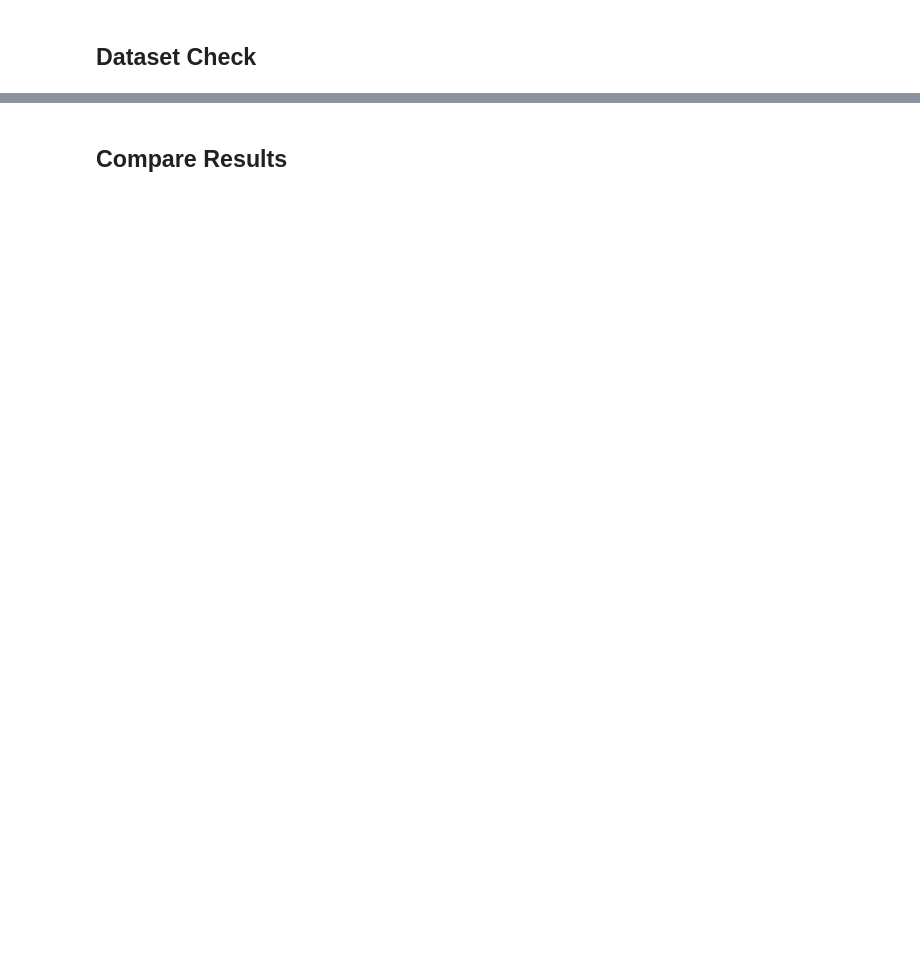
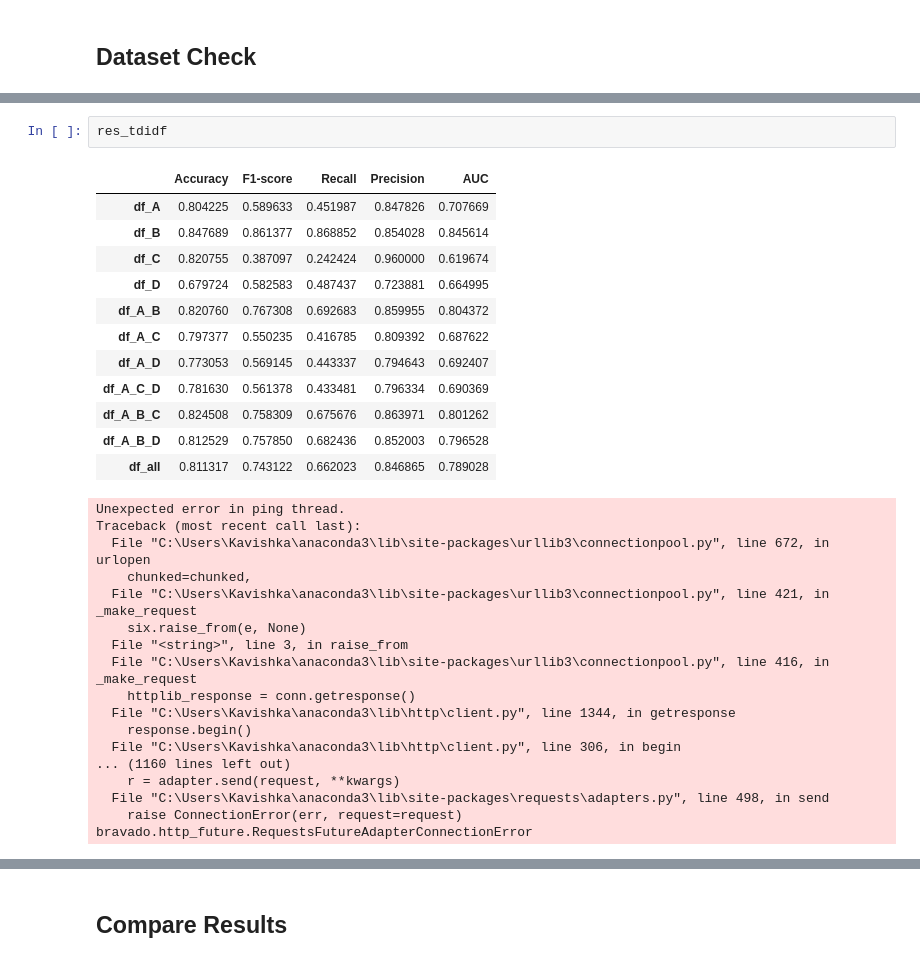
Before and after one commit to codekcg23/Sinhala-Hate-Speech-Detection, a Jupyter notebook: Experiments/Experiment_datsets_combinations.ipynb, the cells around one changed output, grey strips where cells are left out. Cells and saved outputs as stored; diff of their text form; blank space fills up the shorter version.

```diff
--- a/Experiments/Experiment_datsets_combinations.ipynb
+++ b/Experiments/Experiment_datsets_combinations.ipynb
@@ -199,0 +524,32 @@ def dataset_check(df_list):
+# %%
+res_tdidf
+# %% [output]
+|  | Accuracy | F1-score | Recall | Precision | AUC |
+| df_A | 0.804225 | 0.589633 | 0.451987 | 0.847826 | 0.707669 |
+| df_B | 0.847689 | 0.861377 | 0.868852 | 0.854028 | 0.845614 |
+| df_C | 0.820755 | 0.387097 | 0.242424 | 0.960000 | 0.619674 |
+| df_D | 0.679724 | 0.582583 | 0.487437 | 0.723881 | 0.664995 |
+| df_A_B | 0.820760 | 0.767308 | 0.692683 | 0.859955 | 0.804372 |
+| df_A_C | 0.797377 | 0.550235 | 0.416785 | 0.809392 | 0.687622 |
+| df_A_D | 0.773053 | 0.569145 | 0.443337 | 0.794643 | 0.692407 |
+| df_A_C_D | 0.781630 | 0.561378 | 0.433481 | 0.796334 | 0.690369 |
+| df_A_B_C | 0.824508 | 0.758309 | 0.675676 | 0.863971 | 0.801262 |
+| df_A_B_D | 0.812529 | 0.757850 | 0.682436 | 0.852003 | 0.796528 |
+| df_all | 0.811317 | 0.743122 | 0.662023 | 0.846865 | 0.789028 |
+Unexpected error in ping thread.
+Traceback (most recent call last):
+  File "C:\Users\Kavishka\anaconda3\lib\site-packages\urllib3\connectionpool.py", line 672, in urlopen
+    chunked=chunked,
+  File "C:\Users\Kavishka\anaconda3\lib\site-packages\urllib3\connectionpool.py", line 421, in _make_request
+    six.raise_from(e, None)
+  File "<string>", line 3, in raise_from
+  File "C:\Users\Kavishka\anaconda3\lib\site-packages\urllib3\connectionpool.py", line 416, in _make_request
+    httplib_response = conn.getresponse()
+  File "C:\Users\Kavishka\anaconda3\lib\http\client.py", line 1344, in getresponse
+    response.begin()
+  File "C:\Users\Kavishka\anaconda3\lib\http\client.py", line 306, in begin
+... (1160 lines left out)
+    r = adapter.send(request, **kwargs)
+  File "C:\Users\Kavishka\anaconda3\lib\site-packages\requests\adapters.py", line 498, in send
+    raise ConnectionError(err, request=request)
+bravado.http_future.RequestsFutureAdapterConnectionError
```
Also changed, not shown: parts of 22 cells of this notebook, 4 other files.
